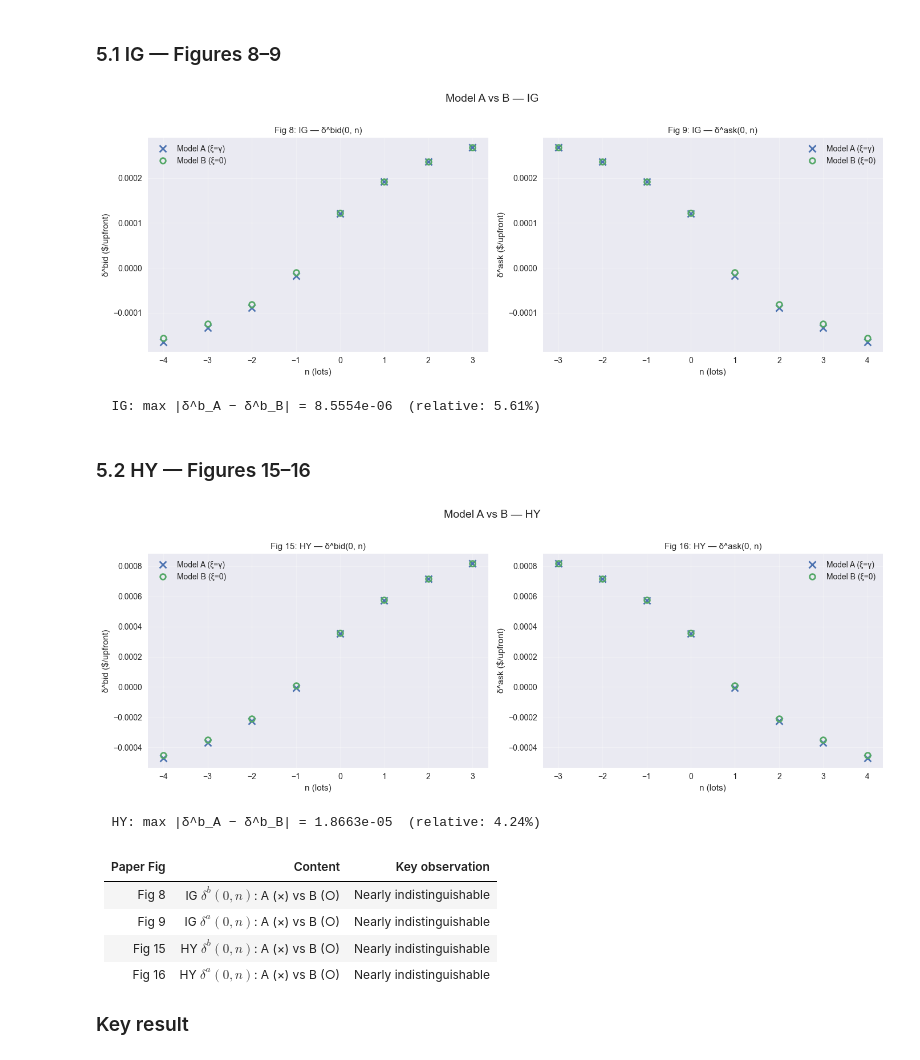
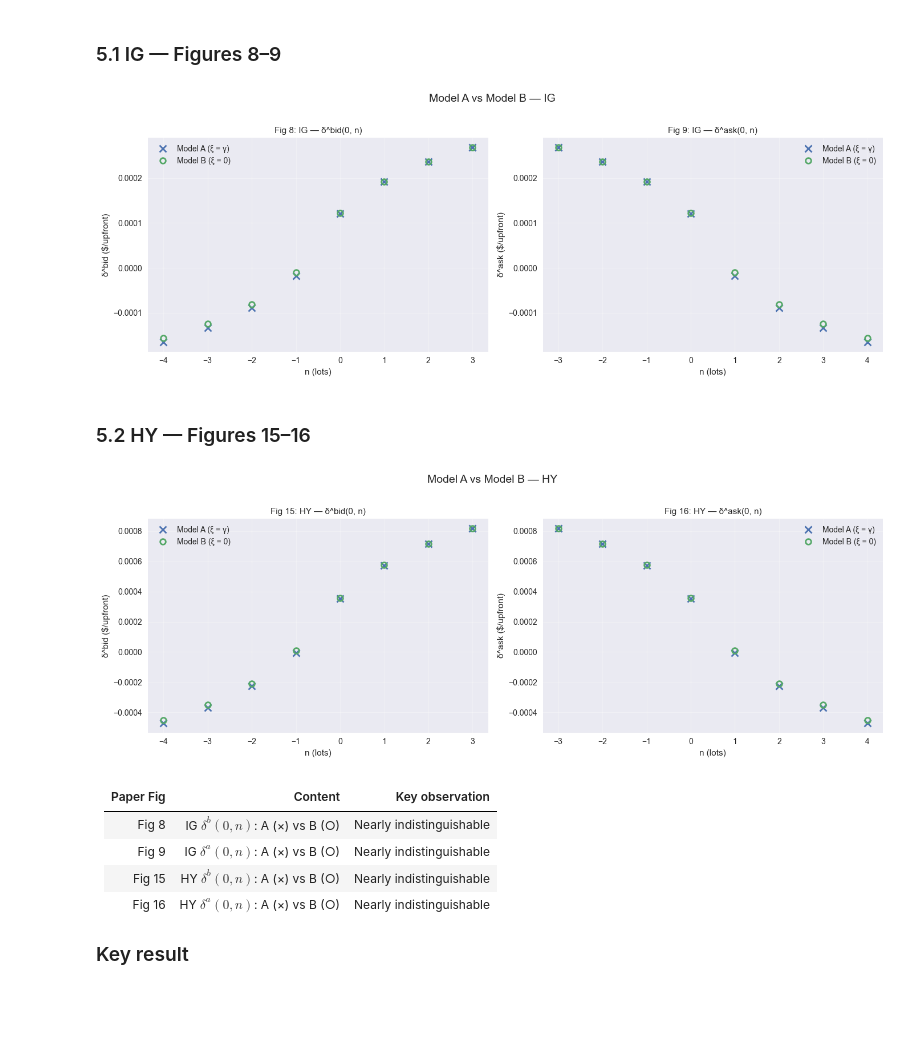
Before and after one commit to hamzaelarji/Market-Microstructure-, a Jupyter notebook: project/notebooks/03_model_a_vs_b.ipynb, the cells around one changed output. Saved outputs shown, nothing was run; the diff lists cells and outputs as text; code cells hidden in the pictures; blank space fills up the shorter version.

```diff
--- a/project/notebooks/03_model_a_vs_b.ipynb
+++ b/project/notebooks/03_model_a_vs_b.ipynb
@@ -126,6 +140,22 @@ Both use the **same Newton solver** (implicit Euler + Newton iteration). The onl
 # %%
 N_T = 7200
 
-# Solving IG Model A (ξ = γ)
+# IG
 t0 = time.time()
-sol_ig_a = solve_general(IG, GAMMA, T, xi=GAMMA, N_t=N_T)
+sol_ig_a = solve_model_a(IG, GAMMA, T, N_t=N_T)
+t1 = time.time()
+
+sol_ig_b = solve_model_b(IG, GAMMA, T, N_t=N_T)
+t2 = time.time()
+
+# HY
+sol_hy_a = solve_model_a(HY, GAMMA, T, N_t=N_T)
+t3 = time.time()
+
+sol_hy_b = solve_model_b(HY, GAMMA, T, N_t=N_T)
+t4 = time.time()
+
+print(f"IG Model A solved in {t1 - t0:.2f}s")
+print(f"IG Model B solved in {t2 - t1:.2f}s")
+print(f"HY Model A solved in {t3 - t2:.2f}s")
+print(f"HY Model B solved in {t4 - t3:.2f}s")
@@ -132,4 +166,0 @@ sol_ig_a = solve_general(IG, GAMMA, T, xi=GAMMA, N_t=N_T)
-# %%
-# Solving IG Model B (ξ = 0)
-t0 = time.time()
-sol_ig_b = solve_general(IG, GAMMA, T, xi=0.0, N_t=N_T)
@@ -203,17 +221,15 @@ def compare_ab(sol_a, sol_b, params, label, fig_nums):
 # %% [markdown]
 ### 5.1 IG — Figures 8–9
 # %%
-compare_ab(sol_ig_a, sol_ig_b, IG, "IG", fig_nums=(8, 9))
+compare_ab(sol_ig_a, sol_ig_b, "IG", fig_nums=(8, 9))
 # %% [output]
-[figure, old version]
+[figure, new version]
-  IG: max |δ^b_A − δ^b_B| = 8.5554e-06  (relative: 5.61%)
 # %% [markdown]
 ### 5.2 HY — Figures 15–16
 # %%
-compare_ab(sol_hy_a, sol_hy_b, HY, "HY", fig_nums=(15, 16))
+compare_ab(sol_hy_a, sol_hy_b, "HY", fig_nums=(15, 16))
 # %% [output]
-[figure, old version]
+[figure, new version]
-  HY: max |δ^b_A − δ^b_B| = 1.8663e-05  (relative: 4.24%)
 # %% [markdown]
 | Paper Fig | Content | Key observation |
 |-----------|---------|-----------------|
```
Also changed, not shown: parts of 23 cells of this notebook, 1 other file.
